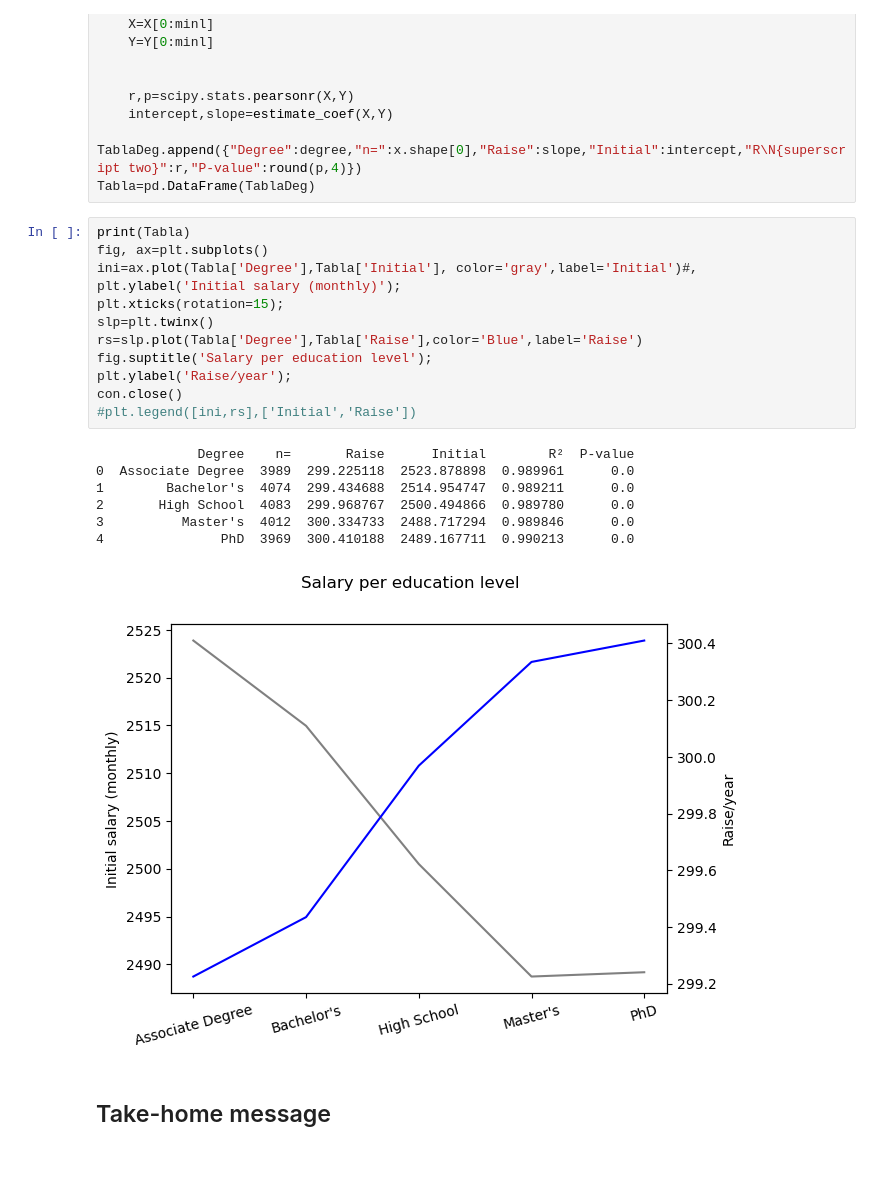
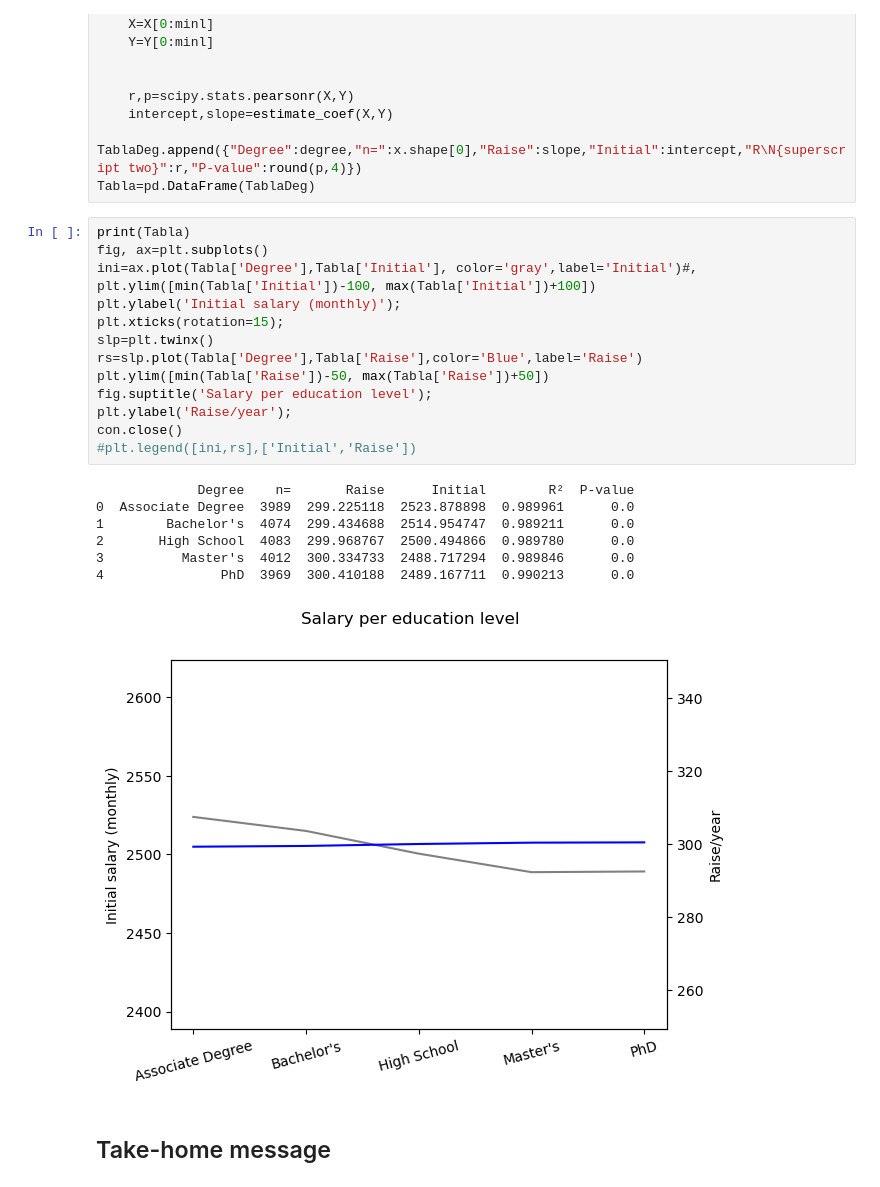
Before and after one commit to gamindful/Data-Science-Jupyter, a Jupyter notebook: content/Projects/dsp001.ipynb, the cells around one changed output. Drawn from its saved outputs; the diff is of its cells as text.

```diff
--- a/content/Projects/dsp001.ipynb
+++ b/content/Projects/dsp001.ipynb
@@ -305,23 +307,25 @@ Tabla=pd.DataFrame(TablaDeg)
 # %%
 print(Tabla)
 fig, ax=plt.subplots()
 ini=ax.plot(Tabla['Degree'],Tabla['Initial'], color='gray',label='Initial')#,
+plt.ylim([min(Tabla['Initial'])-100, max(Tabla['Initial'])+100])
 plt.ylabel('Initial salary (monthly)');
 plt.xticks(rotation=15);
 slp=plt.twinx()
 rs=slp.plot(Tabla['Degree'],Tabla['Raise'],color='Blue',label='Raise')
+plt.ylim([min(Tabla['Raise'])-50, max(Tabla['Raise'])+50])
 fig.suptitle('Salary per education level');
 plt.ylabel('Raise/year');
 con.close()
 #plt.legend([ini,rs],['Initial','Raise'])
 # %% [output]
              Degree    n=       Raise      Initial        R²  P-value
 0  Associate Degree  3989  299.225118  2523.878898  0.989961      0.0
 1        Bachelor's  4074  299.434688  2514.954747  0.989211      0.0
 2       High School  4083  299.968767  2500.494866  0.989780      0.0
 3          Master's  4012  300.334733  2488.717294  0.989846      0.0
 4               PhD  3969  300.410188  2489.167711  0.990213      0.0
-[figure, old version]
+[figure, new version]
 # %% [markdown]
 ## Take-home message
 # %% [markdown]
```
Also changed, not shown: parts of 5 cells of this notebook, 2 other files.
